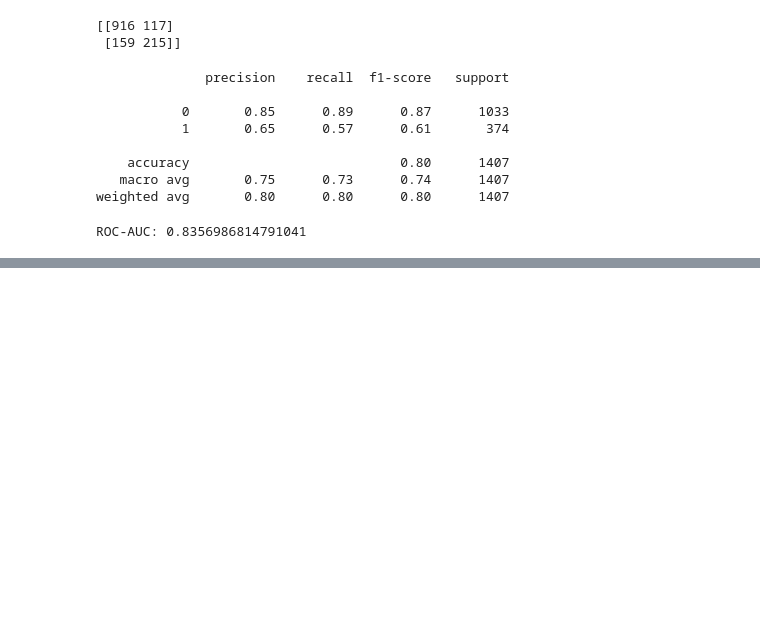
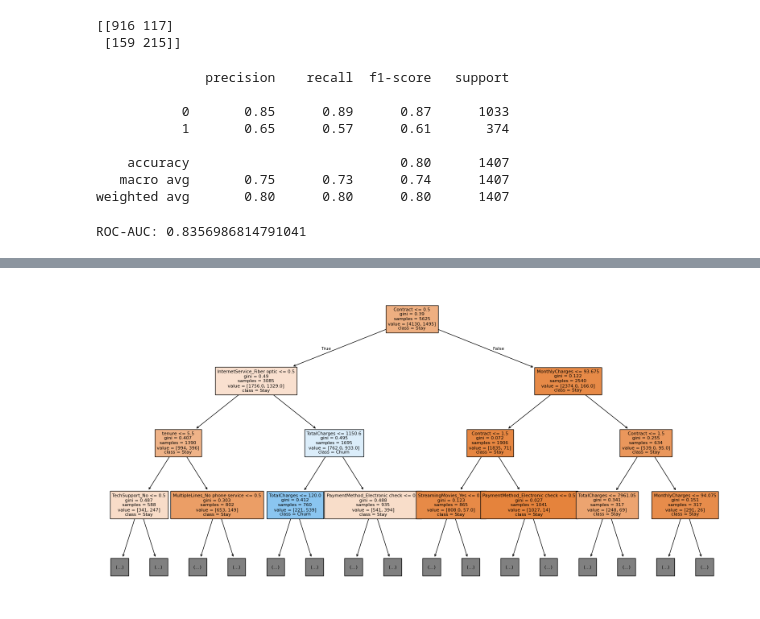
Before and after one commit to atharva081106/Customer-Churn-Prediction-System, a Jupyter notebook: 1.ipynb, the cells around one changed output, grey strips where cells are left out. Cells and saved outputs as stored; diff of their text form; code cells hidden in the pictures; blank space fills up the shorter version.

Commit message:
Decision tree

```diff
--- a/1.ipynb
+++ b/1.ipynb
@@ -883,0 +928,18 @@ ROC-AUC: 0.8356986814791041
+# %%
+from sklearn.tree import plot_tree
+import matplotlib.pyplot as plt
+
+plt.figure(figsize=(20,10))
+
+plot_tree(
+    dt_model,
+    feature_names=X_train.columns,
+    class_names=["Stay","Churn"],
+    filled=True,
+    max_depth=3,
+    fontsize=8
+)
+
+plt.show()
+# %% [output]
+[figure, added]
```
Also changed, not shown: parts of 1 cell of this notebook.
